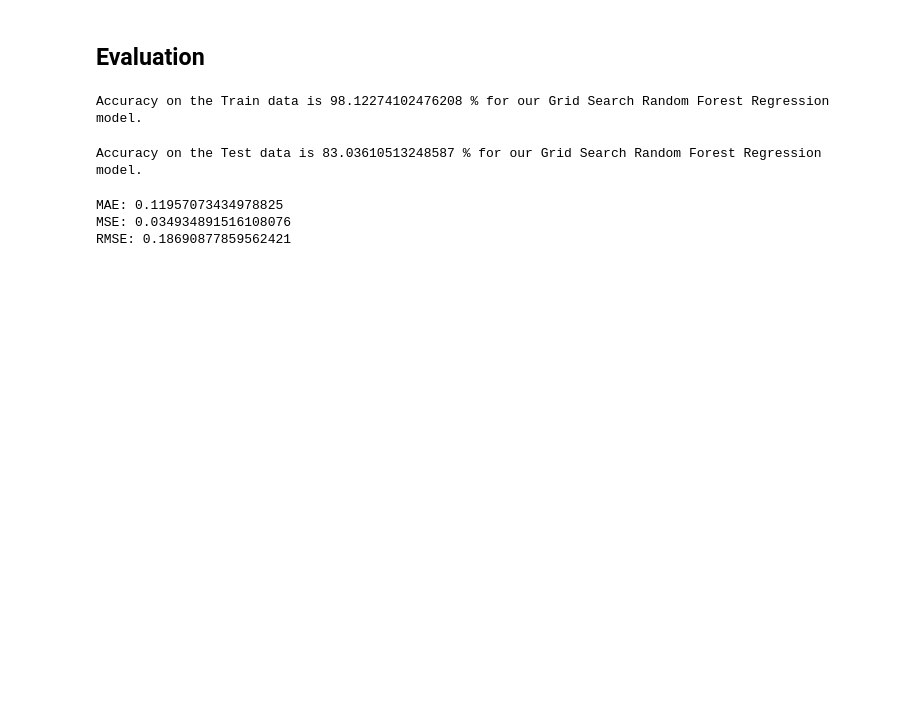
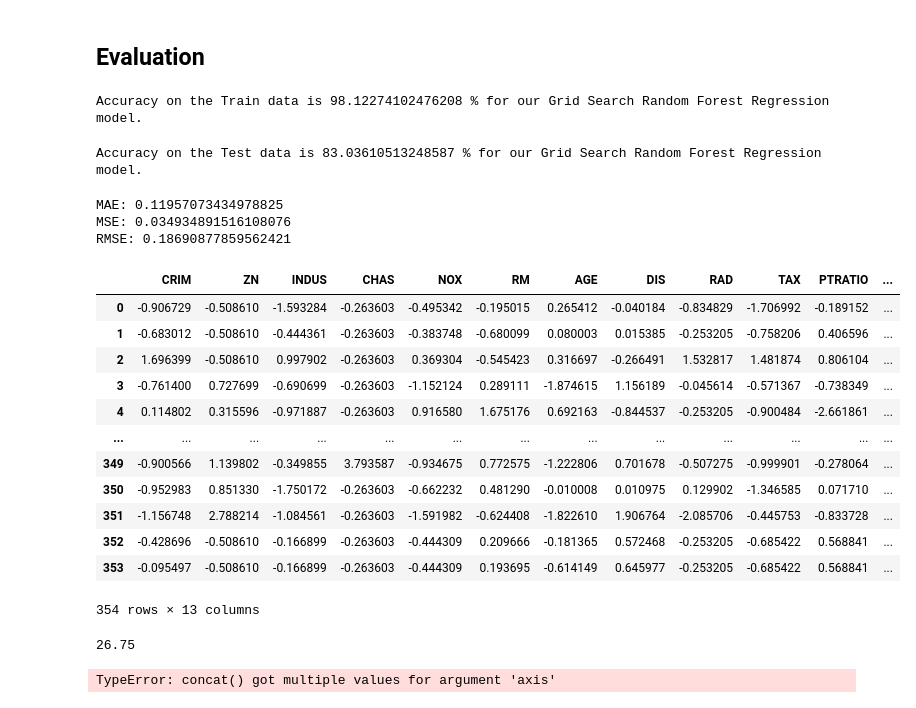
Before and after one commit to shiv0112/boston_random_forest, a Jupyter notebook: notebooks/boston_rndm_forest.ipynb, the cells around one changed output. Saved outputs shown, nothing was run; the diff lists cells and outputs as text; code cells hidden in the pictures; blank space fills up the shorter version.

```diff
--- a/notebooks/boston_rndm_forest.ipynb
+++ b/notebooks/boston_rndm_forest.ipynb
@@ -446,3 +446,41 @@ RMSE: 0.18690877859562421
 # %%
 from pickle import dump
 dump(grid,open('../model.pkl','wb'))
+# %%
+X_train
+# %% [output]
+|  | CRIM | ZN | INDUS | CHAS | NOX | RM | AGE | DIS | RAD | TAX | PTRATIO | ... |
+| 0 | -0.906729 | -0.508610 | -1.593284 | -0.263603 | -0.495342 | -0.195015 | 0.265412 | -0.040184 | -0.834829 | -1.706992 | -0.189152 | ... |
+| 1 | -0.683012 | -0.508610 | -0.444361 | -0.263603 | -0.383748 | -0.680099 | 0.080003 | 0.015385 | -0.253205 | -0.758206 | 0.406596 | ... |
+| 2 | 1.696399 | -0.508610 | 0.997902 | -0.263603 | 0.369304 | -0.545423 | 0.316697 | -0.266491 | 1.532817 | 1.481874 | 0.806104 | ... |
+| 3 | -0.761400 | 0.727699 | -0.690699 | -0.263603 | -1.152124 | 0.289111 | -1.874615 | 1.156189 | -0.045614 | -0.571367 | -0.738349 | ... |
+| 4 | 0.114802 | 0.315596 | -0.971887 | -0.263603 | 0.916580 | 1.675176 | 0.692163 | -0.844537 | -0.253205 | -0.900484 | -2.661861 | ... |
+| ... | ... | ... | ... | ... | ... | ... | ... | ... | ... | ... | ... | ... |
+| 349 | -0.900566 | 1.139802 | -0.349855 | 3.793587 | -0.934675 | 0.772575 | -1.222806 | 0.701678 | -0.507275 | -0.999901 | -0.278064 | ... |
+| 350 | -0.952983 | 0.851330 | -1.750172 | -0.263603 | -0.662232 | 0.481290 | -0.010008 | 0.010975 | 0.129902 | -1.346585 | 0.071710 | ... |
+| 351 | -1.156748 | 2.788214 | -1.084561 | -0.263603 | -1.591982 | -0.624408 | -1.822610 | 1.906764 | -2.085706 | -0.445753 | -0.833728 | ... |
+| 352 | -0.428696 | -0.508610 | -0.166899 | -0.263603 | -0.444309 | 0.209666 | -0.181365 | 0.572468 | -0.253205 | -0.685422 | 0.568841 | ... |
+| 353 | -0.095497 | -0.508610 | -0.166899 | -0.263603 | -0.444309 | 0.193695 | -0.614149 | 0.645977 | -0.253205 | -0.685422 | 0.568841 | ... |
+354 rows × 13 columns
+# %%
+from pickle import load
+x_input=[0.00632,18.0,2.31,0.0,0.538,6.575,65.2,4.0900,1.0,296.0,15.3,396.90,4.98]
+
+for i in range(0,len(x_input)):
+    if x_input[i]!=0:
+        x_input[i]=np.log(x_input[i])
+
+scalefile = '../scaler.pkl'
+loaded_scaler = load(open(scalefile, 'rb'))
+x_input_scaled=loaded_scaler.transform([x_input])
+
+filename = '../model.pkl'
+loaded_model = load(open(filename, 'rb'))
+
+
+prediction=loaded_model.predict(x_input_scaled)
+
+prediction=np.exp(prediction)[0]
+np.round(prediction,2)
+# %% [output]
+26.75
@@ -448,0 +490,4 @@ dump(grid,open('../model.pkl','wb'))
+# %%
+pd.concat(a,b,axis=1)
+# %% [output]
+TypeError: concat() got multiple values for argument 'axis'
```
Also changed, not shown: parts of 1 cell of this notebook, 3 other files.
